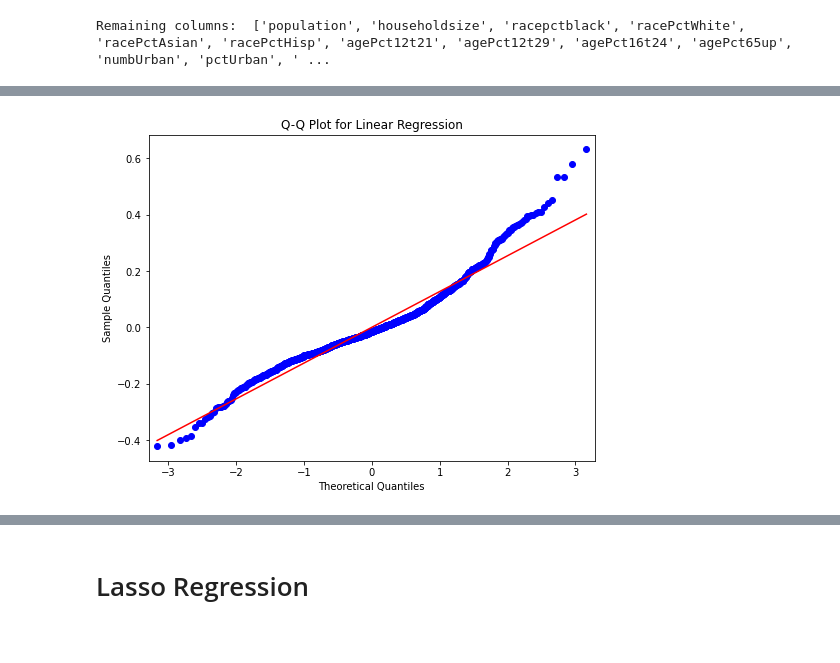
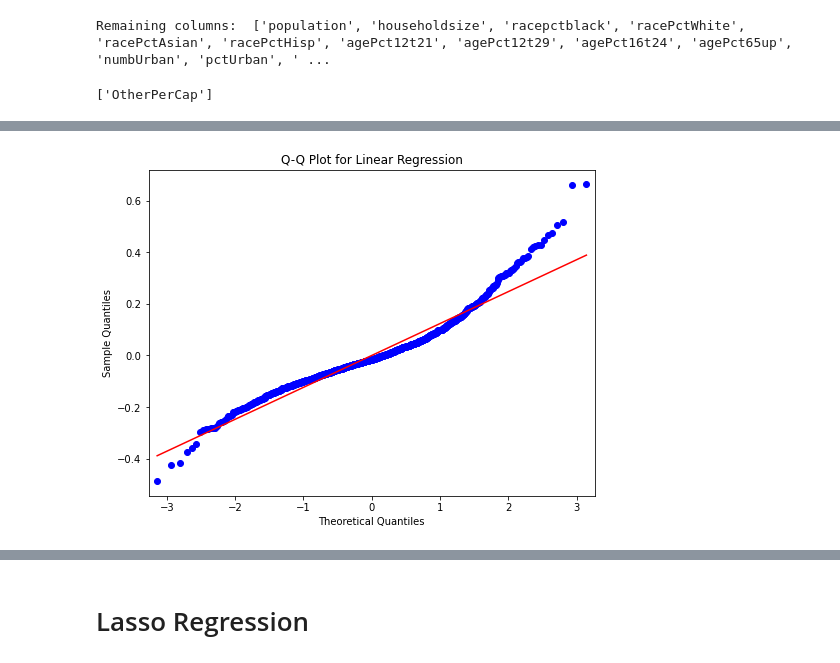
Before and after one commit to Jackhu-gc/CAB420Assignment1A, a Jupyter notebook: assign1q1callum.ipynb, the cells around one changed output, grey strips where cells are left out. Drawn from its saved outputs; the diff is of its cells as text; code cells hidden in the pictures.

```diff
--- a/assign1q1callum.ipynb
+++ b/assign1q1callum.ipynb
@@ -19,7 +21,7 @@ from sklearn.model_selection import train_test_split
 # Loading and Transforming Data
 # %%
 #Loading data
-communitydata = pd.read_csv(r'C:\Users\under\OneDrive\Documents\CAB420\CAB420_Assessment1A_Data\Data\Q1\communities.csv')
+communitydata = pd.read_csv(r'C:\Users\Callum\Documents\cab420-assignment1a\CAB420Assignment1A\communities.csv')
 print(communitydata.head())
 #Removing whitespaces
 communitydata.rename(columns=lambda x: x.strip(), inplace=True)
@@ -78,22 +84,42 @@ column_names = communitydata.columns
 # %% [output]
 Remaining columns:  ['population', 'householdsize', 'racepctblack', 'racePctWhite', 'racePctAsian', 'racePctHisp', 'agePct12t21', 'agePct12t29', 'agePct16t24', 'agePct65up', 'numbUrban', 'pctUrban', ' ...
+# %%
+#print out all columns with less than 50 '?'
+print(column_with_lessthan_fifty_questionmarks)
+# %% [output]
+['OtherPerCap']
+# %%
+# remove the rows that are afflicted by columns less than 50 '?'
+communitydata = communitydata[communitydata.OtherPerCap != '?']
 # %%
 #Split data into train test validation
+# Reference - 60%, 20%, 20% Split for test, val, train
 y = communitydata['ViolentCrimesPerPop']
 X = communitydata.drop('ViolentCrimesPerPop', axis=1)
-X_train, X_test, y_train, y_test = train_test_split(X, y, test_size=0.2, random_state=1)
 
-X_train, X_val, y_train, Y_val = train_test_split(X_train, y_train, test_size=0.2, random_state=1)
-model = sm.OLS(y_train, X_train)
-# fit the model without any regularisation
-model_1_fit = model.fit()
-pred = model_1_fit.predict(X_val)
-print('Model 1 RMSE = {}'.format(
-  np.sqrt(mean_squared_error(Y_val, model_1_fit.predict(X_val)))))
-print(model_1_fit.summary())
-print(model_1_fit.params)
-fig, ax = plt.subplots(figsize=(8,6))
-sm.qqplot(model_1_fit.resid, ax=ax, line='s')
-plt.title('Q-Q Plot for Linear Regression')
-plt.show()
+def trainingdata (predictors, predictionColumn):
+    X_train, X_test, y_train, y_test = train_test_split(predictors, predictionColumn, test_size=0.2, random_state=1)
+    X_train, X_val, y_train, Y_val = train_test_split(X_train, y_train, test_size=0.25, random_state=1)
+
+    # Casting to Array type
+    y_train = np.array(y_train, dtype=np.float64)
+    X_train = np.array(X_train, dtype=np.float64)
+    Y_val = np.array(Y_val, dtype=np.float64)
+    X_val = np.array(X_val, dtype=np.float64)
+    # Adding constants to the model
+    X_val = sm.add_constant(X_val)
+    X_train = sm.add_constant(X_train)
+    model = sm.OLS(y_train, X_train)
+    # fit the model without any regularisation
+    model_1_fit = model.fit()
+    pred = model_1_fit.predict(X_val)
+    print('Model 1 RMSE = {}'.format(
+    np.sqrt(mean_squared_error(Y_val, model_1_fit.predict(X_val)))))
+    print(model_1_fit.summary())
+    print(model_1_fit.params)
+    fig, ax = plt.subplots(figsize=(8,6))
+    sm.qqplot(model_1_fit.resid, ax=ax, line='s')
+    plt.title('Q-Q Plot for Linear Regression')
+    plt.show()
+trainingdata(X, y)
 # %% [output]
@@ -117 +143 @@ Length: 99, dtype: float64
-[figure, old version]
+[figure, new version]
```
Also changed, not shown: parts of 15 cells of this notebook.
